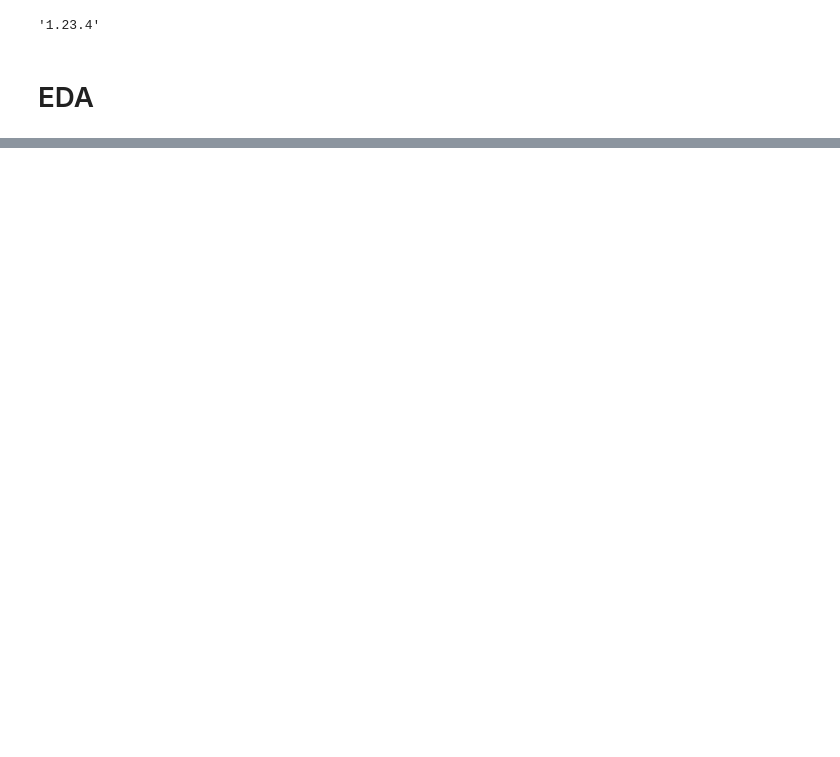
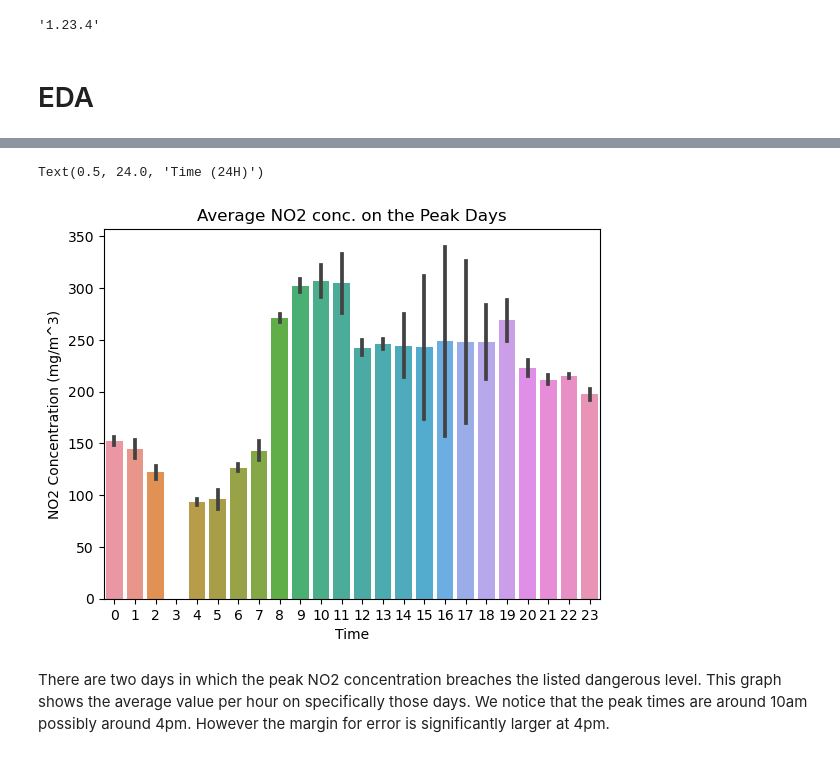
Before and after one commit to ubco-W2022T1-cosc301/project-group38, a Jupyter notebook: notebooks/analysis3.ipynb, the cells around one changed output, grey strips where cells are left out. Cells and saved outputs as stored; diff of their text form; code cells hidden in the pictures; blank space fills up the shorter version.

```diff
--- a/notebooks/analysis3.ipynb
+++ b/notebooks/analysis3.ipynb
@@ -62 +98,12 @@ Mean CO: 2.15 mg/m^3.
+# %%
+immDays = getImmDays(data)
+immPlot = sns.barplot(data=immDays, x='Time', y='NO2(GT)')
+immPlot.set_title('Average NO2 conc. on the Peak Days')
+immPlot.set_ylabel('NO2 Concentration (mg/m^3)')
+timePlot.set_xlabel('Time (24H)')
+# %% [output]
+Text(0.5, 24.0, 'Time (24H)')
+[figure, added]
+# %% [markdown]
+There are two days in which the peak NO2 concentration breaches the listed dangerous level. This graph shows the average value per hour on specifically those days. We notice that the peak times are around 10am possibly around 4pm. However the margin for error is significantly larger at 4pm.
 # %% [markdown]
```
Also changed, not shown: parts of 13 cells of this notebook, 1 other file.
